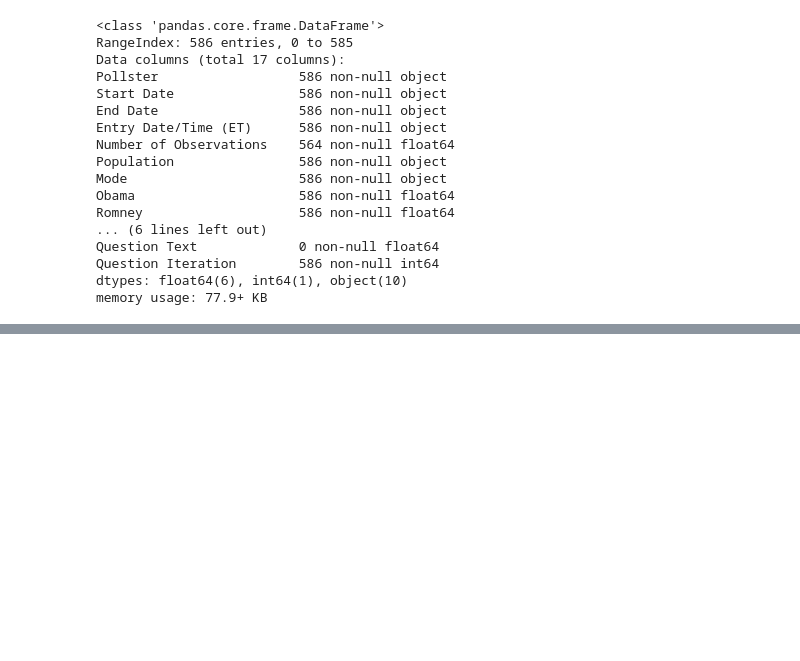
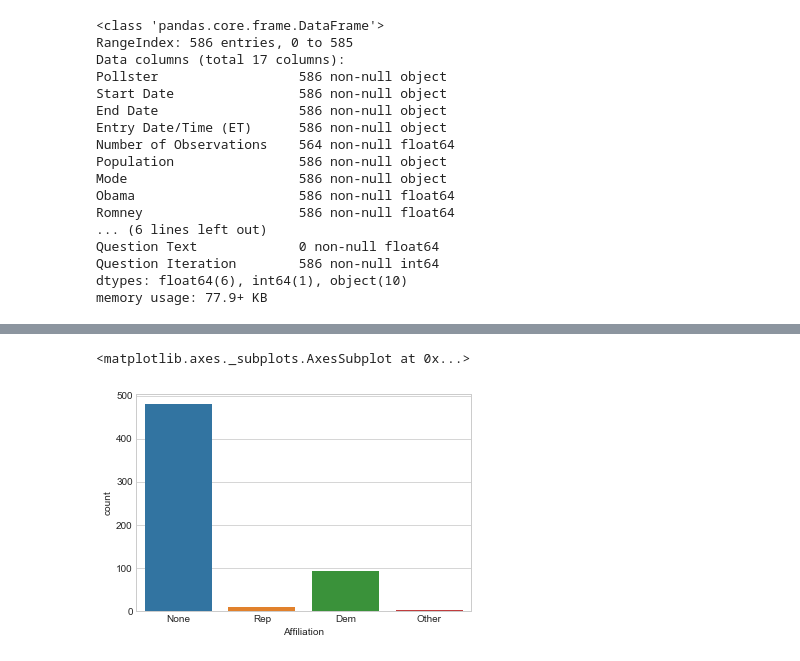
Before and after one commit to kiyo2022/project, a Jupyter notebook: アメリカ大統領選挙.ipynb, the cells around one changed output, grey strips where cells are left out. Cells and saved outputs as stored; diff of their text form; code cells hidden in the pictures; blank space fills up the shorter version.

```diff
--- a/アメリカ大統領選挙.ipynb
+++ b/アメリカ大統領選挙.ipynb
@@ -55,0 +77,5 @@ poll_df.head()
+# %%
+sns.countplot('Affiliation', data=poll_df)
+# %% [output]
+<matplotlib.axes._subplots.AxesSubplot at 0x...>
+[figure, added]
```
Also changed, not shown: parts of 23 cells of this notebook, 1 other file.
